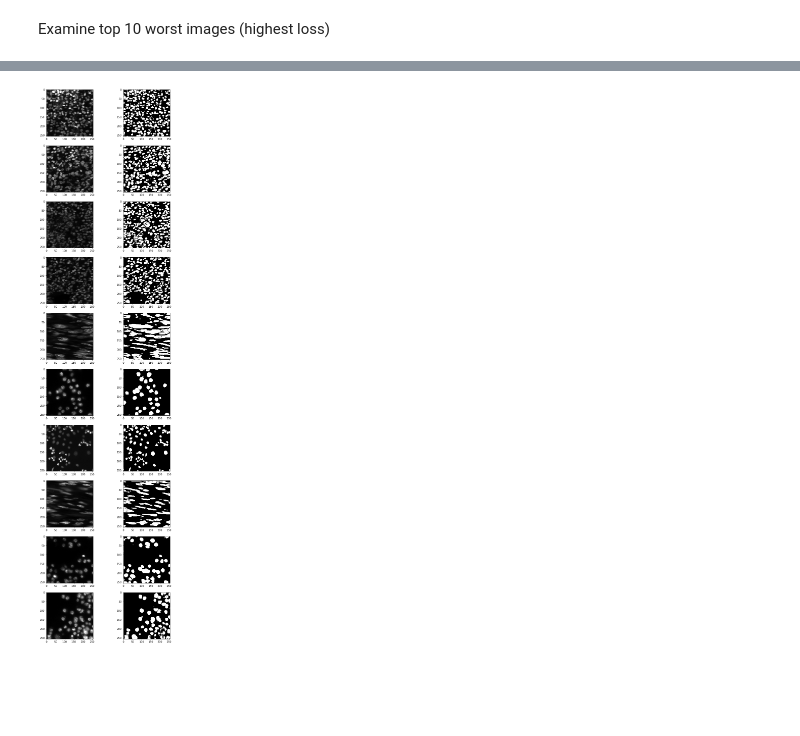
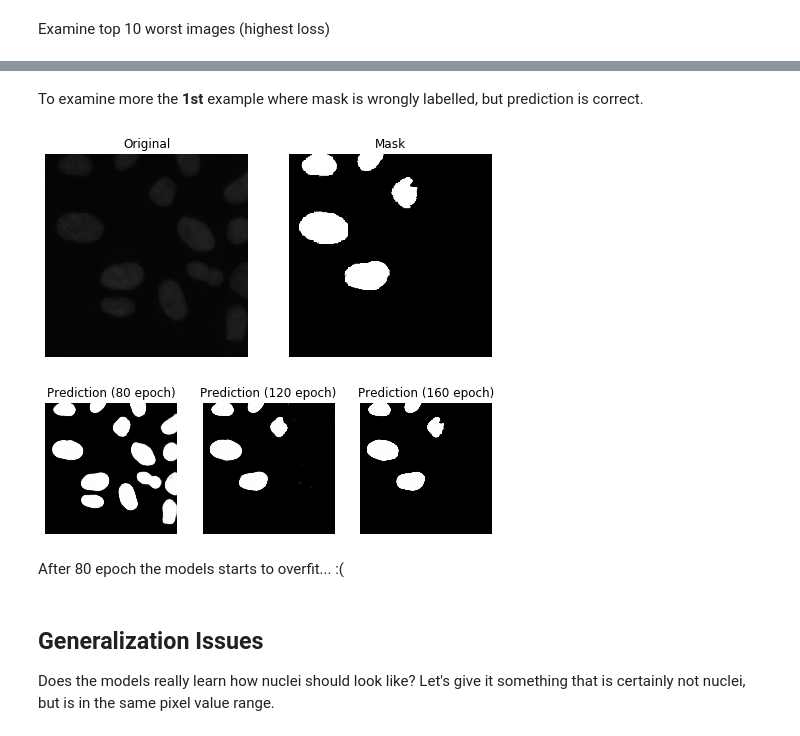
Before and after one commit to bvezilic/Nuclei-segmentation, a Jupyter notebook: notebooks/eval.ipynb, the cells around one changed output, grey strips where cells are left out. Saved outputs shown, nothing was run; the diff lists cells and outputs as text; code cells hidden in the pictures; blank space fills up the shorter version.

```diff
--- a/notebooks/eval.ipynb
+++ b/notebooks/eval.ipynb
@@ -137,10 +159,41 @@ losses.sort(key=lambda x: x["loss"], reverse=True)
-# %%
-num_samples = 10
-fig, axes = plt.subplots(num_samples, 2, figsize=(10, 40))
-
-for i in range(num_samples):
-    data = losses[i]
-    axes[i][0].imshow(data["img"])
-    axes[i][1].imshow(data["segmented"], cmap="gray")
-# %% [output]
-[figure, removed]
+# %% [markdown]
+To examine more the **1st** example where mask is wrongly labelled, but prediction is correct.
+# %%
+segmented_image80 = predict80(data[0]['img'])
+segmented_image120 = predict120(data[0]['img'])
+segmented_image160 = predict160(data[0]['img'])
+
+# First subplot with original image and mask
+fig, axes = plt.subplots(1, 2, figsize=(8, 12))
+axes[0].imshow(data[0]['img'])
+axes[0].axis('off')
+axes[0].set_title("Original")
+
+axes[1].imshow(data[0]['mask'], cmap='gray')
+axes[1].axis('off')
+axes[1].set_title("Mask")
+
+# Second subplot with prediction from 3 models at different stages of training
+fig, axes = plt.subplots(1, 3, figsize=(8, 12))
+axes[0].imshow(segmented_image80, cmap="gray")
+axes[0].axis('off')
+axes[0].set_title("Prediction (80 epoch)")
+
+axes[1].imshow(segmented_image120, cmap="gray")
+axes[1].axis('off')
+axes[1].set_title("Prediction (120 epoch)")
+
+axes[2].imshow(segmented_image160, cmap="gray")
+axes[2].axis('off')
+axes[2].set_title("Prediction (160 epoch)")
+
+plt.show()
+# %% [output]
+[figure, added]
+[figure, added]
+# %% [markdown]
+After 80 epoch the models starts to overfit... :(
+# %% [markdown]
+## Generalization Issues
+
+Does the models really learn how nuclei should look like? Let's give it something that is certainly not nuclei, but is in the same pixel value range.
```
Also changed, not shown: parts of 28 cells of this notebook, 1 other file.
